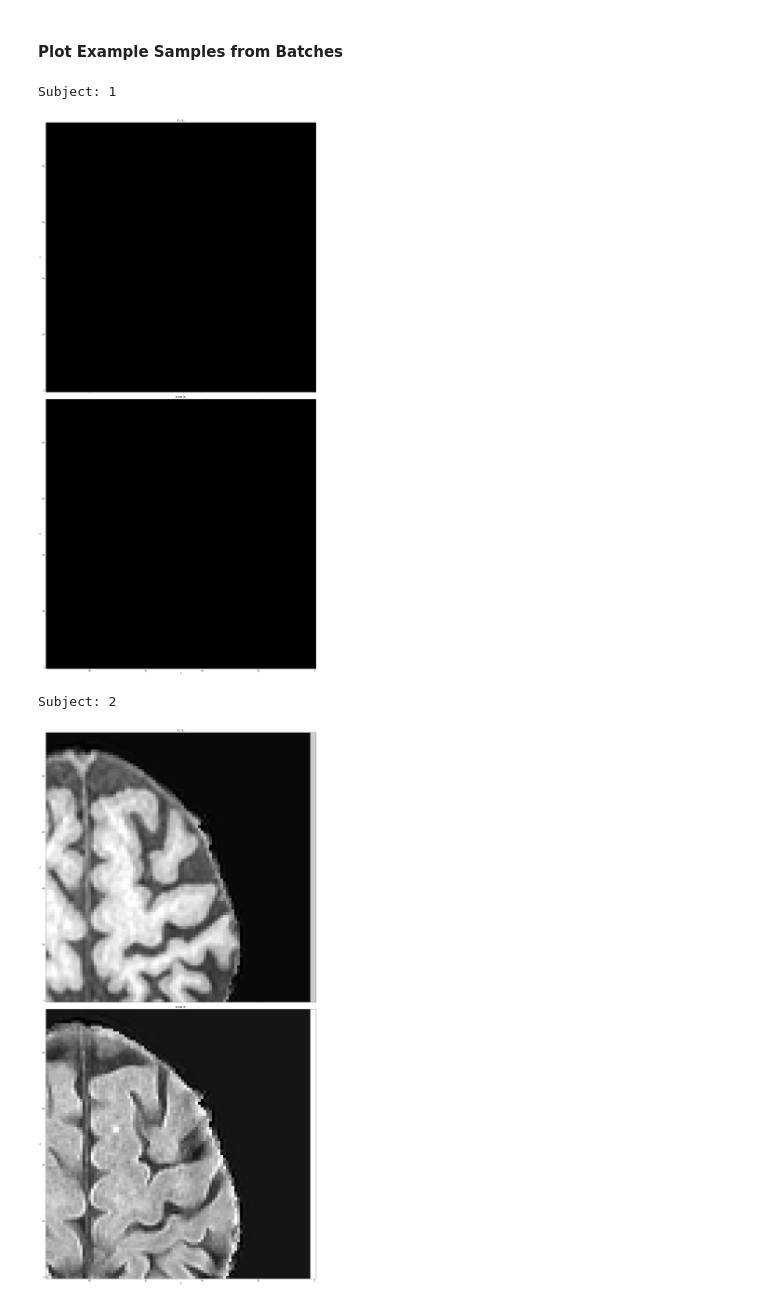
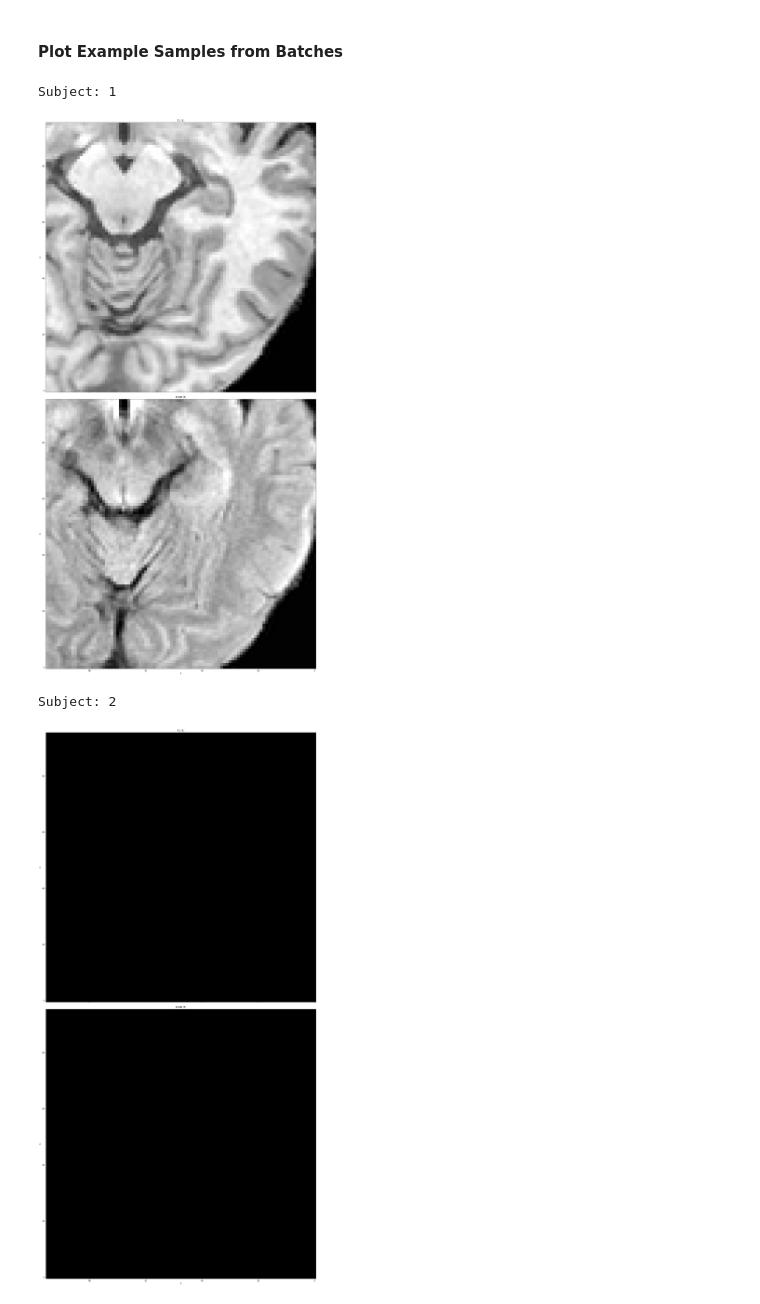
Before and after one commit to eduardojdiniz/radio, a Jupyter notebook: notebooks/test_queue.ipynb, the cells around one changed output. Cells and saved outputs as stored; diff of their text form; code cells hidden in the pictures.

```diff
--- a/notebooks/test_queue.ipynb
+++ b/notebooks/test_queue.ipynb
@@ -73,10 +65,10 @@ Location Shape: torch.Size([32, 6])
 # %% [markdown]
 #### Plot Example Samples from Batches
 # %%
-plot_batch(train_batch)
+plot_batch(val_batch)
 # %% [output]
 Subject: 1
-[figure, old version]
+[figure, new version]
 Subject: 2
-[figure, old version]
+[figure, new version]
 Subject: 3
```
Also changed, not shown: parts of 3 cells of this notebook, 4 other files.
